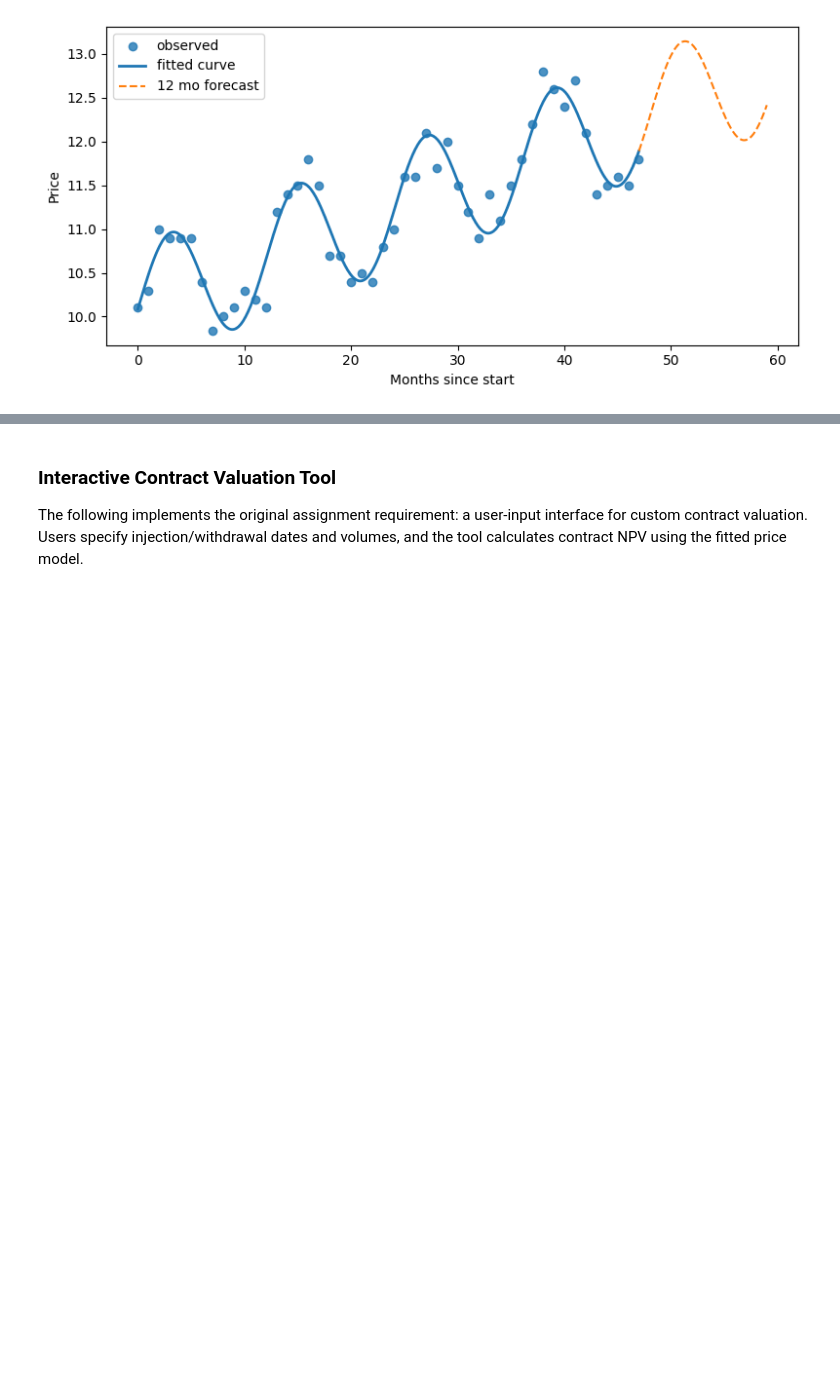
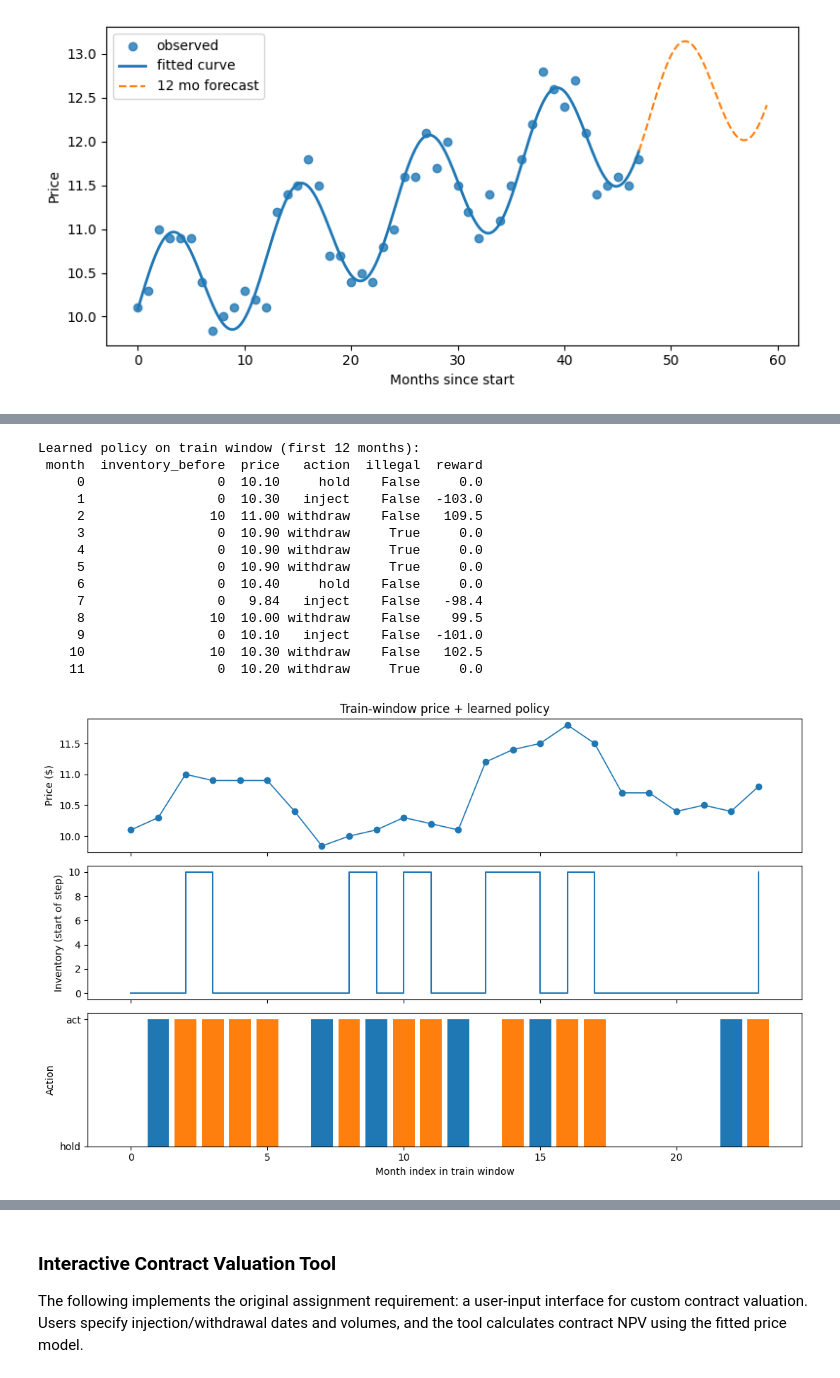
Before and after one commit to thylinao1/JPMC-Quantitative-Researcher, a Jupyter notebook: JPMC Gas Contracts-2.ipynb, the cells around one changed output, grey strips where cells are left out. Saved outputs shown, nothing was run; the diff lists cells and outputs as text; code cells hidden in the pictures; blank space fills up the shorter version.

```diff
--- a/JPMC Gas Contracts-2.ipynb
+++ b/JPMC Gas Contracts-2.ipynb
@@ -341,0 +172,20 @@ Q-learning learns to exploit multiple price cycles, achieving 101.93 vs 2.60 for
+# %%
+import sys
+sys.path.insert(0, '.')  # so src/ is importable from a notebook in repo root
+
+from src.gas.data import load_prices, chronological_split
+from src.gas.baselines import buy_and_hold_profit, seasonal_swing_profit, DEFAULT_STORAGE_COST
+from src.gas.env import GasStorageEnv, ACTION_HOLD, ACTION_INJECT, ACTION_WITHDRAW
+from src.gas.qlearning import train, evaluate, QLearningConfig
+
+# Reload data through the validated loader.
+prices_df = load_prices("Nat_Gas.csv")
+print(f"Loaded {len(prices_df)} monthly observations: "
+      f"{prices_df.Dates.min().date()} to {prices_df.Dates.max().date()}")
+
+# Chronological 24/24 split so both windows cover a full annual cycle.
+train_df, test_df = chronological_split(prices_df, n_train_months=24)
+train_prices = train_df.Prices.values
+test_prices = test_df.Prices.values
+print(f"Train: {train_df.Dates.min().date()} to {train_df.Dates.max().date()}  ({len(train_df)} mo)")
+print(f"Test:  {test_df.Dates.min().date()} to {test_df.Dates.max().date()}  ({len(test_df)} mo)")
@@ -341,0 +299,57 @@ Q-learning learns to exploit multiple price cycles, achieving 101.93 vs 2.60 for
+# %%
+# Visualise the learned policy on the training window.
+import numpy as np
+import matplotlib.pyplot as plt
+
+env = GasStorageEnv(prices=train_prices, **ENV_KWARGS)
+state = env.reset()
+trace = []
+action_names = ["hold", "inject", "withdraw"]
+while True:
+    s_idx = env.state_to_idx(*state)
+    a = int(np.argmax(Q_train[s_idx]))
+    next_state, reward, done, info = env.step(a)
+    trace.append({
+        "month": state[1], "inventory_before": state[0],
+        "price": float(train_prices[state[1]]), "action": action_names[a],
+        "illegal": info["illegal"], "reward": reward,
+    })
+    if done:
+        break
+    state = next_state
+
+policy_df = pd.DataFrame(trace)
+print("Learned policy on train window (first 12 months):")
+print(policy_df.head(12).to_string(index=False))
+
+fig, axes = plt.subplots(3, 1, figsize=(11, 7), sharex=True)
+axes[0].plot(policy_df.month, policy_df.price, marker="o", linewidth=1.2)
+axes[0].set_ylabel("Price ($)")
+axes[0].set_title("Train-window price + learned policy")
+axes[1].step(policy_df.month, policy_df.inventory_before, where="post")
+axes[1].set_ylabel("Inventory (start of step)")
+colors = {"hold": "lightgray", "inject": "tab:blue", "withdraw": "tab:orange"}
+axes[2].bar(policy_df.month,
+            [1 if a != "hold" else 0 for a in policy_df.action],
+            color=[colors[a] for a in policy_df.action])
+axes[2].set_ylabel("Action")
+axes[2].set_xlabel("Month index in train window")
+axes[2].set_yticks([0, 1]); axes[2].set_yticklabels(["hold", "act"])
+plt.tight_layout()
+plt.show()
+# %% [output]
+Learned policy on train window (first 12 months):
+ month  inventory_before  price   action  illegal  reward
+     0                 0  10.10     hold    False     0.0
+     1                 0  10.30   inject    False  -103.0
+     2                10  11.00 withdraw    False   109.5
+     3                 0  10.90 withdraw     True     0.0
+     4                 0  10.90 withdraw     True     0.0
+     5                 0  10.90 withdraw     True     0.0
+     6                 0  10.40     hold    False     0.0
+     7                 0   9.84   inject    False   -98.4
+     8                10  10.00 withdraw    False    99.5
+     9                 0  10.10   inject    False  -101.0
+    10                10  10.30 withdraw    False   102.5
+    11                 0  10.20 withdraw     True     0.0
+[figure, added]
```
Also changed, not shown: parts of 15 cells of this notebook, 14 other files.
